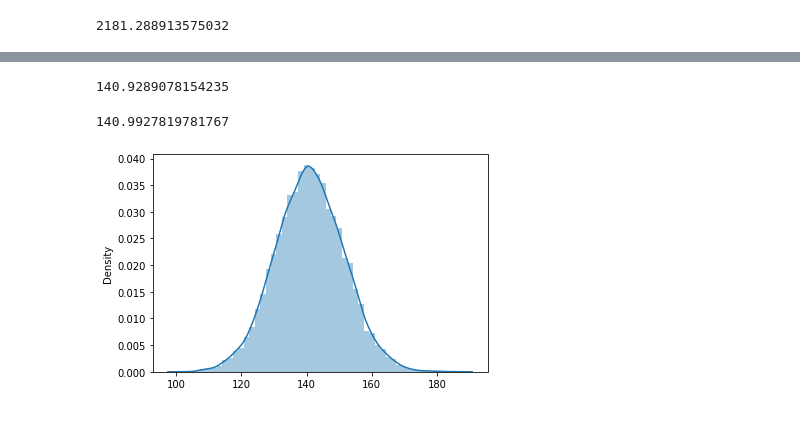
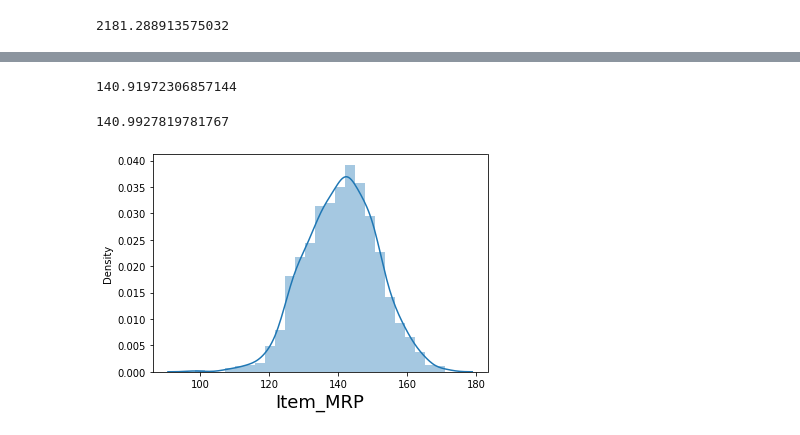
Before and after one commit to RaqeebShaikh12/EDA-BIG-MART-SALES, a Jupyter notebook: EDA_END_TERM_BIG_MART_SALES_(2).ipynb, the cells around one changed output, grey strips where cells are left out. Cells and saved outputs as stored; diff of their text form; code cells hidden in the pictures.

```diff
--- a/EDA_END_TERM_BIG_MART_SALES_(2).ipynb
+++ b/EDA_END_TERM_BIG_MART_SALES_(2).ipynb
@@ -369,16 +497,17 @@ plt.show()
 # %%
-sample_means= [inp0.Item_MRP.sample(samp_size).mean() for i in range(11300)]
+sample_means= [inp0.Item_MRP.sample(samp_size).mean() for i in range(1000)]
 sample_means=pd.Series(sample_means)
 # %%
 sample_means.mean()
 # %% [output]
-140.9289078154235
+140.91972306857144
 # %%
 inp0.Item_MRP.mean()
 # %% [output]
 140.9927819781767
 # %%
 sns.distplot(sample_means)
+plt.xlabel('Item_MRP',fontsize=18)
 plt.show()
 # %% [output]
-[figure, old version]
+[figure, new version]
```
Also changed, not shown: parts of 47 cells of this notebook.
